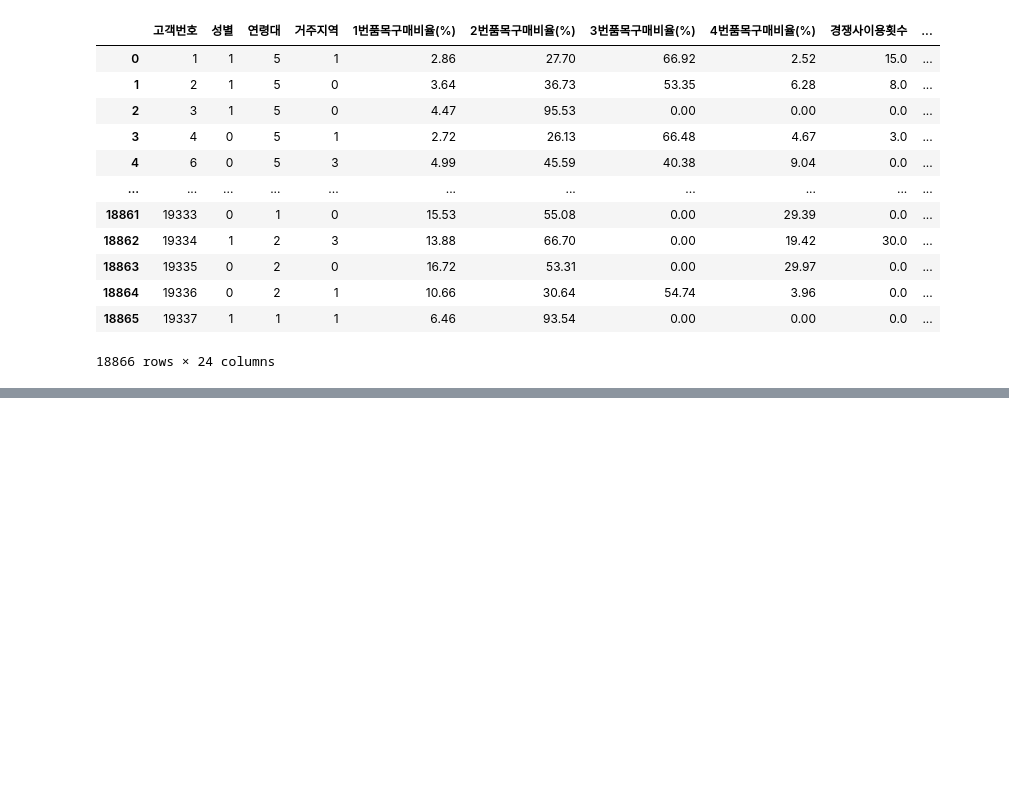
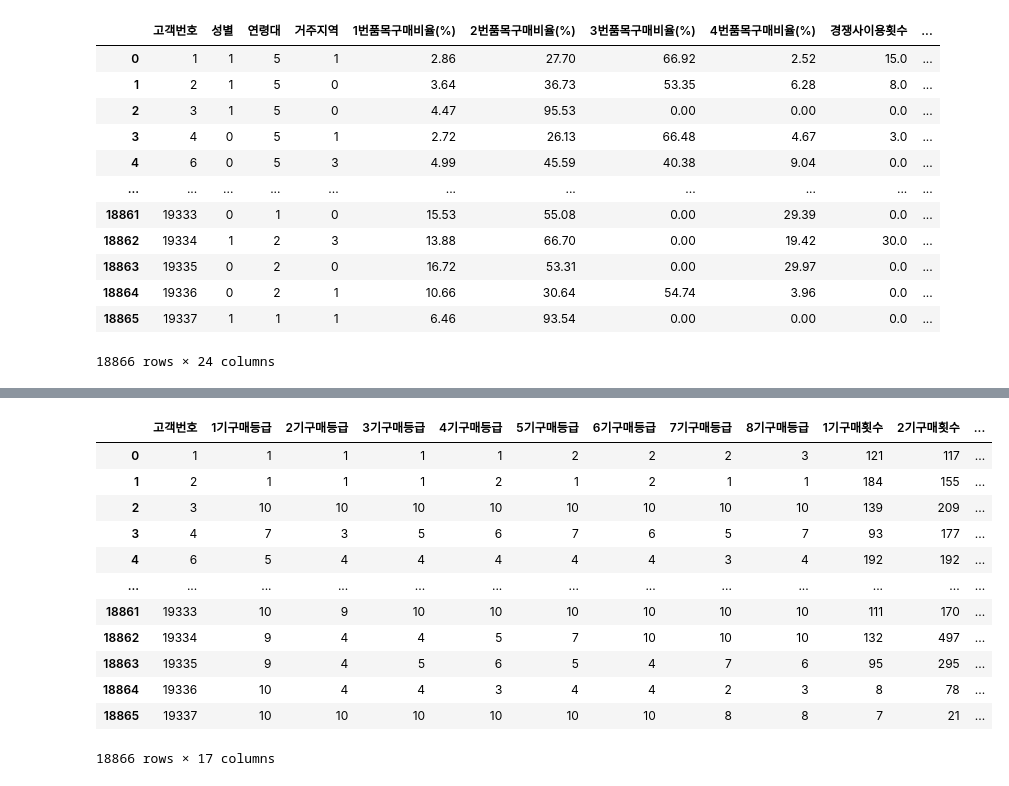
Before and after one commit to HyeonuJeong/Mycakd5, a Jupyter notebook: 1차프로젝트프로그래밍/정확도.ipynb, the cells around one changed output, grey strips where cells are left out. Saved outputs shown, nothing was run; the diff lists cells and outputs as text; code cells hidden in the pictures; blank space fills up the shorter version.

```diff
--- a/1차프로젝트프로그래밍/정확도.ipynb
+++ b/1차프로젝트프로그래밍/정확도.ipynb
@@ -432,0 +375,20 @@ pjedf[(pjedf['14_1구매경험']=='유') & (pjedf['14_2구매경험']=='유')
+# %%
+df1.columns
+df1=df1[['고객번호', '1기구매등급', '2기구매등급', '3기구매등급', '4기구매등급', '5기구매등급',
+       '6기구매등급', '7기구매등급', '8기구매등급', '1기구매횟수', '2기구매횟수', '3기구매횟수', '4기구매횟수',
+       '5기구매횟수', '6기구매횟수', '7기구매횟수', '8기구매횟수']]
+df1
+# %% [output]
+|  | 고객번호 | 1기구매등급 | 2기구매등급 | 3기구매등급 | 4기구매등급 | 5기구매등급 | 6기구매등급 | 7기구매등급 | 8기구매등급 | 1기구매횟수 | 2기구매횟수 | ... |
+| 0 | 1 | 1 | 1 | 1 | 1 | 2 | 2 | 2 | 3 | 121 | 117 | ... |
+| 1 | 2 | 1 | 1 | 1 | 2 | 1 | 2 | 1 | 1 | 184 | 155 | ... |
+| 2 | 3 | 10 | 10 | 10 | 10 | 10 | 10 | 10 | 10 | 139 | 209 | ... |
+| 3 | 4 | 7 | 3 | 5 | 6 | 7 | 6 | 5 | 7 | 93 | 177 | ... |
+| 4 | 6 | 5 | 4 | 4 | 4 | 4 | 4 | 3 | 4 | 192 | 192 | ... |
+| ... | ... | ... | ... | ... | ... | ... | ... | ... | ... | ... | ... | ... |
+| 18861 | 19333 | 10 | 9 | 10 | 10 | 10 | 10 | 10 | 10 | 111 | 170 | ... |
+| 18862 | 19334 | 9 | 4 | 4 | 5 | 7 | 10 | 10 | 10 | 132 | 497 | ... |
+| 18863 | 19335 | 9 | 4 | 5 | 6 | 5 | 4 | 7 | 6 | 95 | 295 | ... |
+| 18864 | 19336 | 10 | 4 | 4 | 3 | 4 | 4 | 2 | 3 | 8 | 78 | ... |
+| 18865 | 19337 | 10 | 10 | 10 | 10 | 10 | 10 | 8 | 8 | 7 | 21 | ... |
+18866 rows × 17 columns
```
Also changed, not shown: parts of 11 cells of this notebook, 24 other files.
